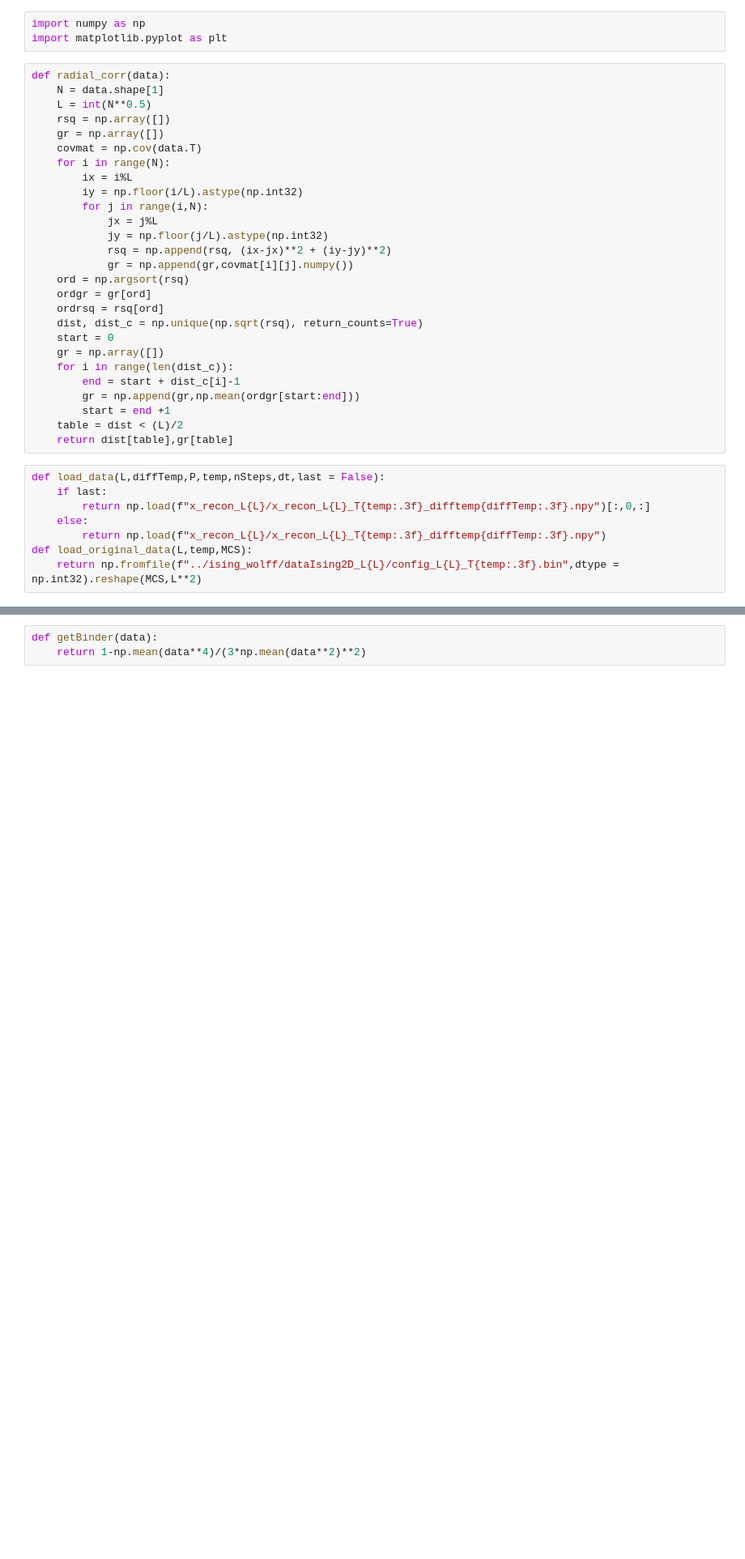
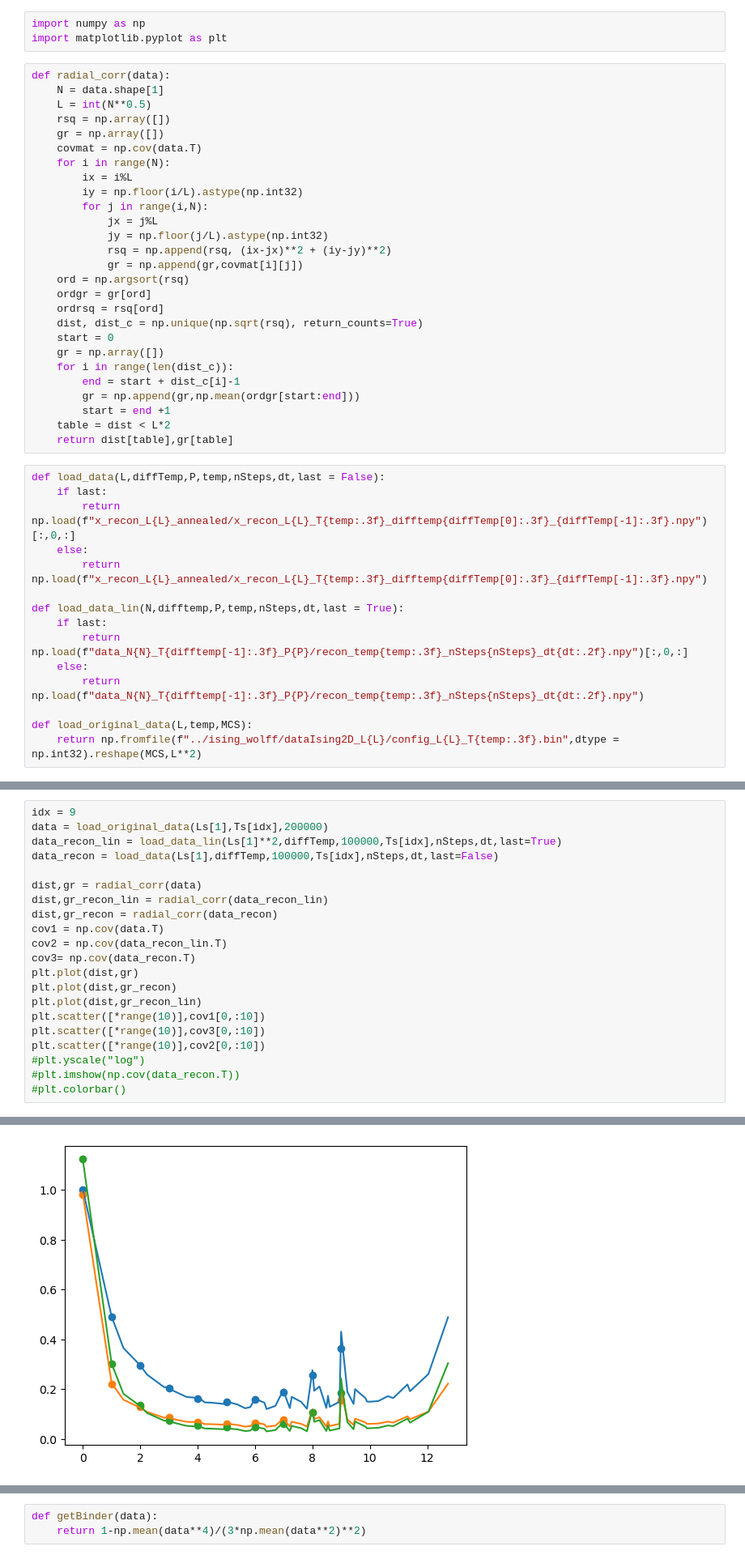
Before and after one commit to bsfn-0323/diffusion, a Jupyter notebook: gaussDiff_constraint_analisi.ipynb, the cells around one changed output, grey strips where cells are left out. Shown at 81% size. Saved outputs shown, nothing was run; the diff lists cells and outputs as text; blank space fills up the shorter version.

```diff
--- a/gaussDiff_constraint_analisi.ipynb
+++ b/gaussDiff_constraint_analisi.ipynb
@@ -15,7 +15,7 @@ def radial_corr(data):
             jx = j%L
             jy = np.floor(j/L).astype(np.int32)
             rsq = np.append(rsq, (ix-jx)**2 + (iy-jy)**2)
-            gr = np.append(gr,covmat[i][j].numpy())
+            gr = np.append(gr,covmat[i][j])
     ord = np.argsort(rsq)
     ordgr = gr[ord]
     ordrsq = rsq[ord]
@@ -26,14 +26,21 @@ def radial_corr(data):
         end = start + dist_c[i]-1
         gr = np.append(gr,np.mean(ordgr[start:end]))
         start = end +1
-    table = dist < (L)/2
+    table = dist < L*2
     return dist[table],gr[table]
 # %%
 def load_data(L,diffTemp,P,temp,nSteps,dt,last = False):
     if last:
-        return np.load(f"x_recon_L{L}/x_recon_L{L}_T{temp:.3f}_difftemp{diffTemp:.3f}.npy")[:,0,:]
+        return np.load(f"x_recon_L{L}_annealed/x_recon_L{L}_T{temp:.3f}_difftemp{diffTemp[0]:.3f}_{diffTemp[-1]:.3f}.npy")[:,0,:]
     else:
-        return np.load(f"x_recon_L{L}/x_recon_L{L}_T{temp:.3f}_difftemp{diffTemp:.3f}.npy")
+        return np.load(f"x_recon_L{L}_annealed/x_recon_L{L}_T{temp:.3f}_difftemp{diffTemp[0]:.3f}_{diffTemp[-1]:.3f}.npy")
+
+def load_data_lin(N,difftemp,P,temp,nSteps,dt,last = True):
+    if last:
+        return np.load(f"data_N{N}_T{difftemp[-1]:.3f}_P{P}/recon_temp{temp:.3f}_nSteps{nSteps}_dt{dt:.2f}.npy")[:,0,:]
+    else:
+        return np.load(f"data_N{N}_T{difftemp[-1]:.3f}_P{P}/recon_temp{temp:.3f}_nSteps{nSteps}_dt{dt:.2f}.npy")
+
 def load_original_data(L,temp,MCS):
     return np.fromfile(f"../ising_wolff/dataIsing2D_L{L}/config_L{L}_T{temp:.3f}.bin",dtype = np.int32).reshape(MCS,L**2)
 # %%
@@ -48,0 +59,22 @@ P = 100000
+# %%
+idx = 9
+data = load_original_data(Ls[1],Ts[idx],200000)
+data_recon_lin = load_data_lin(Ls[1]**2,diffTemp,100000,Ts[idx],nSteps,dt,last=True)
+data_recon = load_data(Ls[1],diffTemp,100000,Ts[idx],nSteps,dt,last=False)
+
+dist,gr = radial_corr(data)
+dist,gr_recon_lin = radial_corr(data_recon_lin)
+dist,gr_recon = radial_corr(data_recon)
+cov1 = np.cov(data.T)
+cov2 = np.cov(data_recon_lin.T)
+cov3= np.cov(data_recon.T)
+plt.plot(dist,gr)
+plt.plot(dist,gr_recon)
+plt.plot(dist,gr_recon_lin)
+plt.scatter([*range(10)],cov1[0,:10])
+plt.scatter([*range(10)],cov3[0,:10])
+plt.scatter([*range(10)],cov2[0,:10])
+#plt.yscale("log")
+#plt.imshow(np.cov(data_recon.T))
+#plt.colorbar()
+# %% [output]
@@ -49,3 +82,4 @@ P = 100000
+[figure, added]
 # %%
 susc_true = np.zeros((len(Ls),len(Ts)))
 susc_recon = np.zeros((len(Ls),len(Ts)))
```
Also changed, not shown: parts of 7 cells of this notebook, 2 other files.
